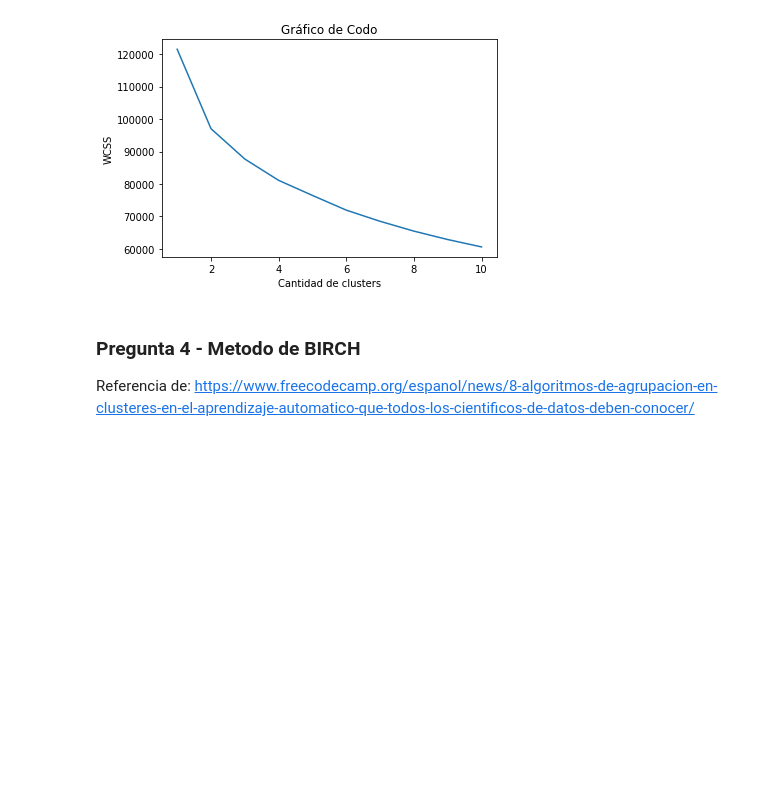
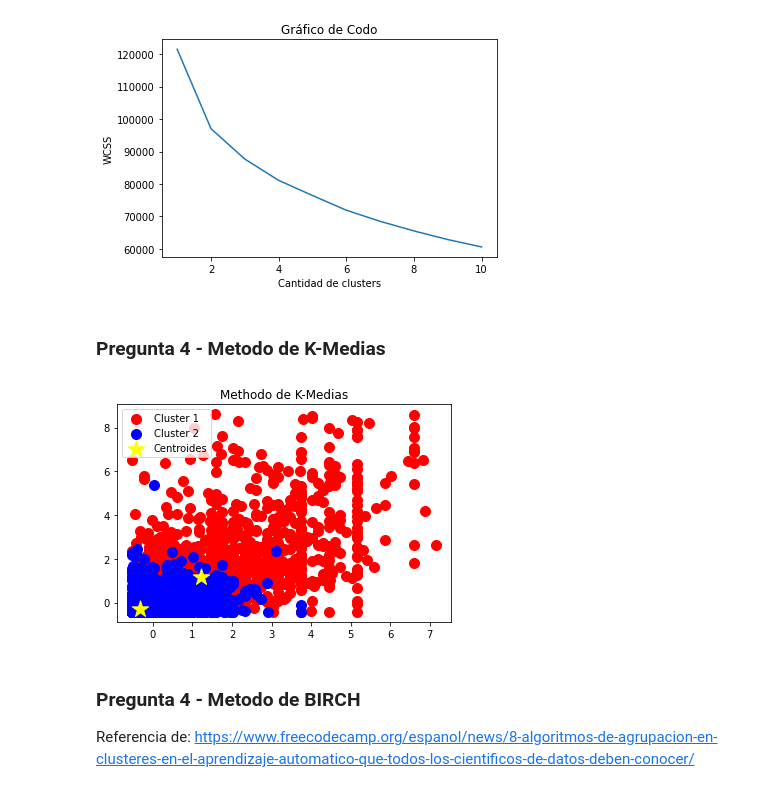
Before and after one commit to andreamalin/HDT2_Mineria, a Jupyter notebook: hdt2.ipynb, the cells around one changed output. Saved outputs shown, nothing was run; the diff lists cells and outputs as text; code cells hidden in the pictures; blank space fills up the shorter version.

```diff
--- a/hdt2.ipynb
+++ b/hdt2.ipynb
@@ -111,6 +94,22 @@ plt.title("Gráfico de Codo")
 plt.show()
 # %% [output]
 [figure]
+# %% [markdown]
+### Pregunta 4 - Metodo de K-Medias
+# %%
+kmeans_cluster = KMeans(n_clusters=2)
+kmeans_cluster.fit(X_scale)
+kmeans_result = kmeans_cluster.predict(X_scale)
+
+# Plot
+plt.scatter(X_scale[kmeans_result == 0, 0], X_scale[kmeans_result == 0, 1], s = 100, c = 'red', label = "Cluster 1")
+plt.scatter(X_scale[kmeans_result == 1, 0], X_scale[kmeans_result == 1, 1], s = 100, c = 'blue', label = "Cluster 2")
+plt.scatter(kmeans_cluster.cluster_centers_[:,0], kmeans_cluster.cluster_centers_[:,1], s=300, c="yellow",marker="*", label="Centroides")
+plt.title("Methodo de K-Medias")
+plt.legend()
+plt.show()
+# %% [output]
+[figure, added]
 # %% [markdown]
 ### Pregunta 4 - Metodo de BIRCH
 Referencia de: https://www.freecodecamp.org/espanol/news/8-algoritmos-de-agrupacion-en-clusteres-en-el-aprendizaje-automatico-que-todos-los-cientificos-de-datos-deben-conocer/
```
Also changed, not shown: parts of 4 cells of this notebook, 1 other file.
